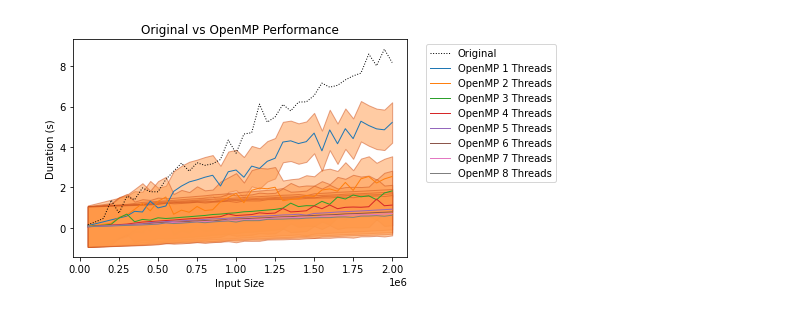
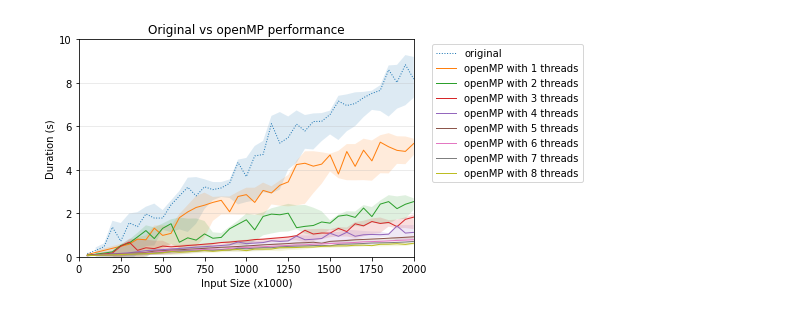
Before and after one commit to JordyAaldering/Parallel-Computing, a Jupyter notebook: evaluation/evaluation.ipynb, the cells around one changed output. Saved outputs shown, nothing was run; the diff lists cells and outputs as text; code cells hidden in the pictures.

```diff
--- a/evaluation/evaluation.ipynb
+++ b/evaluation/evaluation.ipynb
@@ -37,16 +47,21 @@ TypeError: ufunc 'isfinite' not supported for the input types, and the inputs co
-# %%
-ax = plt.gca()
-
-df_relax_mean.plot(kind="line", x="size", y="duration", label="Original", ax=ax, linewidth=1, color="black", linestyle="dotted")
-for name, group in df_openmp_mean.groupby("threads"):
-    label = f"OpenMP {name} Threads"
-    group.plot(kind="line", x="size", y="duration", label=label, ax=ax, linewidth=1)
-
-plt.legend(bbox_to_anchor=(1.04,1), loc="upper left")
-plt.title("Original vs OpenMP Performance")
-plt.xlabel("Input Size")
-plt.ylabel("Duration (s)")
-
-plt.show()
-# %% [output]
-[figure, removed]
+# %%
+ax = plt.gca()
+
+plot_line(df_relax_grouped, ax, "original", ":")
+
+for name, group in df_openmp_grouped.groupby("threads"):
+    label = f"openMP with {name} threads"
+    plot_line(group, ax, label)
+
+plt.title("Original vs openMP performance")
+plt.xlabel("Input Size (x1000)")
+plt.ylabel("Duration (s)")
+
+plt.legend(bbox_to_anchor=(1.04,1), loc="upper left")
+plt.grid(axis="y", alpha=0.3)
+plt.xlim(0, 2000)
+plt.ylim(0, 10)
+
+plt.show()
+# %% [output]
+[figure, added]
```
Also changed, not shown: parts of 5 cells of this notebook, 1 other file.
